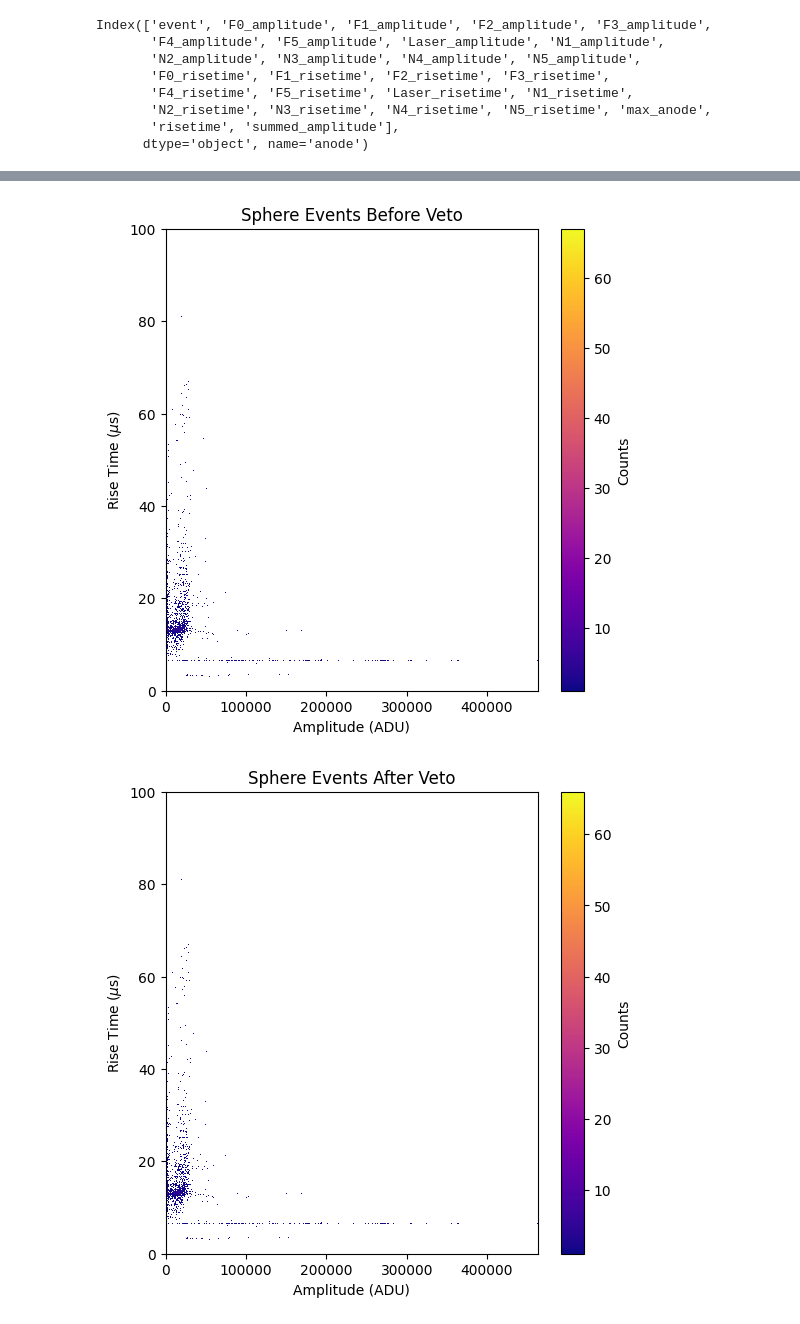
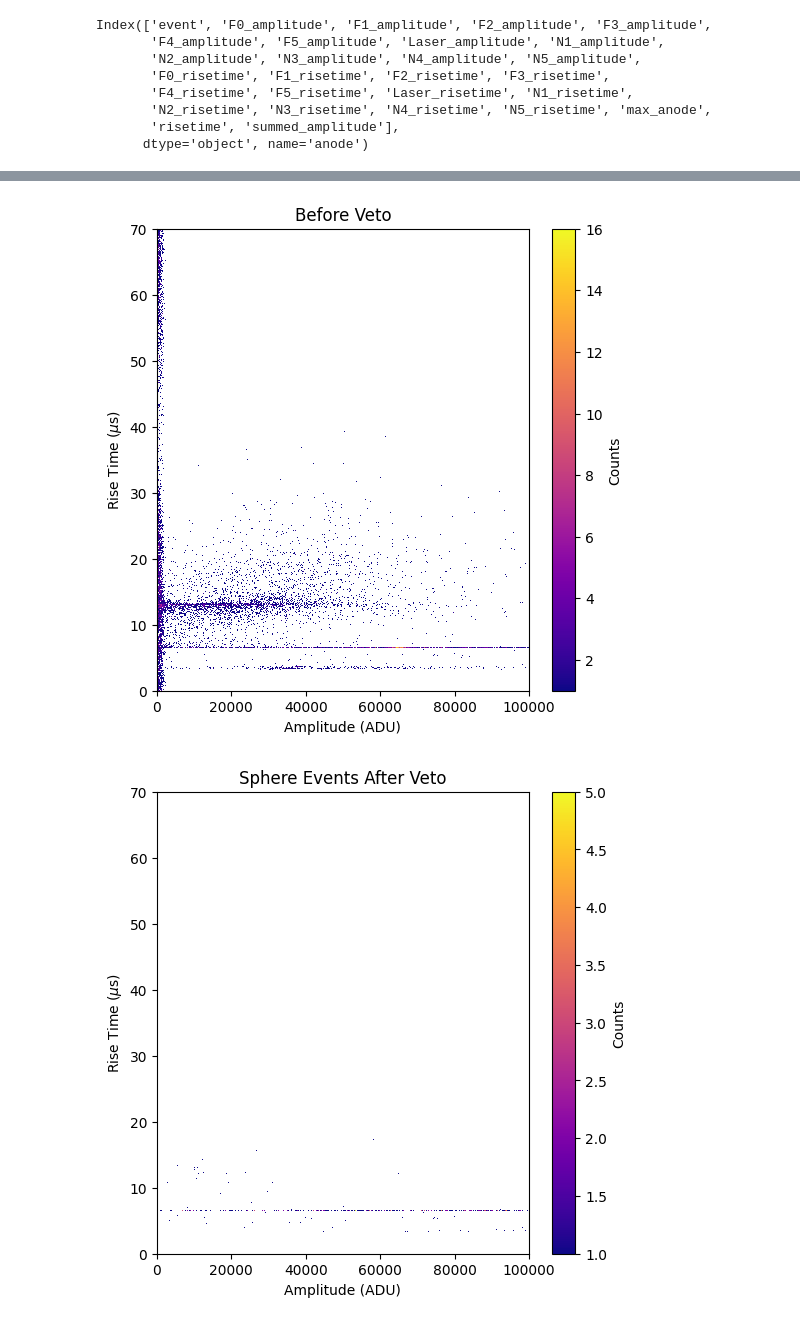
Before and after one commit to hhuckvale/DMProject, a Jupyter notebook: Sphere_and_Simulations/Finding_Coincident_Events.ipynb, the cells around one changed output, grey strips where cells are left out. Cells and saved outputs as stored; diff of their text form; code cells hidden in the pictures.

```diff
--- a/Sphere_and_Simulations/Finding_Coincident_Events.ipynb
+++ b/Sphere_and_Simulations/Finding_Coincident_Events.ipynb
@@ -8,7 +8,8 @@ import numpy as np # http://www.numpy.org/
 
 
 #load data
-df = pd.read_csv("Ac12h002.csv")
+filename = "Ac17h001.csv"
+df = pd.read_csv(filename)
 
 #keep columns we care about
 df = df[['event', 'anode', 'amplitude', 'risetime']].copy()
@@ -52,10 +53,21 @@ Index(['event', 'F0_amplitude', 'F1_amplitude', 'F2_amplitude', 'F3_amplitude',
       dtype='object', name='anode')
 # %%
 #some of the veto rows will be empty - only keep if amplitude above some nominal noise, say 200ADU
-events_in_veto = event_df[event_df['Laser_amplitude'] > 200]
+events_which_trigger_veto = event_df[event_df['Laser_amplitude'].abs() > 200] #these are the muons
+#remove events which trigger the veto from the sphere data frame
+events_after_veto_df = event_df[~event_df['event'].isin(events_which_trigger_veto['event'])] #this has (some) muons removed
 
-#delete these events from the data frame
-muons_removed_df = event_df[event_df['Laser_amplitude'] <= 200]
+print('all events')
+print(len(event_df))
+print(event_df.head())
 
-print("Max summed amplitude:", event_df['summed_amplitude'].max())
+
+print('muon events')
+print(len(events_which_trigger_veto))
+print(events_which_trigger_veto.head())
+
+
+print('events left after veto')
+print(len(events_after_veto_df))
+print(events_after_veto_df.head())
 # %% [output]
@@ -66,51 +94,51 @@ plt.figure(figsize=(6,6))
 h = plt.hist2d(
     event_df['summed_amplitude'],
     event_df['risetime'],
-    bins=1000,
-    range=[[0,event_df['summed_amplitude'].max()],[0,100]],
+    bins=500,
+    range=[[0,100000],[0,70]],
     density=False,
     cmap='plasma',
     cmin=1
 )
-plt.title("Sphere Events Before Veto")
+plt.title("Before Veto")
 plt.ylabel(f'Rise Time ($\mu$s)')
 plt.xlabel('Amplitude (ADU)')
 plt.colorbar(h[3], label='Counts')  # colorbar
 plt.show()
 
 
 plt.figure(figsize=(6,6))
 h = plt.hist2d(
-    muons_removed_df['summed_amplitude'],
-    muons_removed_df['risetime'],
-    bins=1000,
-    range=[[0,event_df['summed_amplitude'].max()],[0,100]],
+    events_after_veto_df['summed_amplitude'],
+    events_after_veto_df['risetime'],
+    bins=500,
+    range=[[0,100000],[0,70]],
     density=False,
     cmap='plasma',
     cmin=1
 )
 plt.title("Sphere Events After Veto")
 plt.ylabel(f'Rise Time ($\mu$s)')
 plt.xlabel('Amplitude (ADU)')
 plt.colorbar(h[3], label='Counts')  # colorbar
 plt.show()
 
 
 plt.figure(figsize=(6,6))
 h = plt.hist2d(
-    events_in_veto['summed_amplitude'],
-    events_in_veto['risetime'],
-    bins=1000,
-    range=[[0,event_df['summed_amplitude'].max()],[0,100]],
+    events_which_trigger_veto['summed_amplitude'],
+    events_which_trigger_veto['risetime'],
+    bins=500,
+    range=[[0,100000],[0,70]],
     density=False,
     cmap='plasma',
     cmin=1
 )
 plt.title("Events In Veto")
 plt.ylabel(f'Rise Time ($\mu$s)')
 plt.xlabel('Amplitude (ADU)')
 plt.colorbar(h[3], label='Counts')  # colorbar
 plt.show()
 # %% [output]
-[figure, old version]
+[figure, new version]
-[figure, old version]
+[figure, new version]
```
Also changed, not shown: parts of 4 cells of this notebook, 7 other files.
